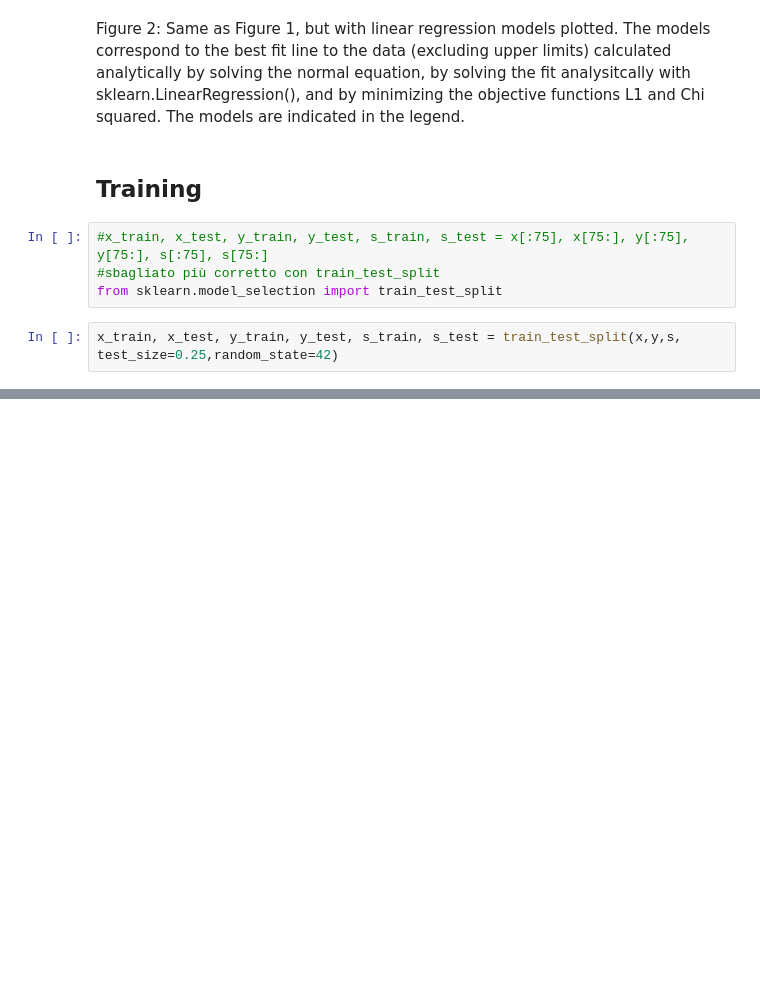
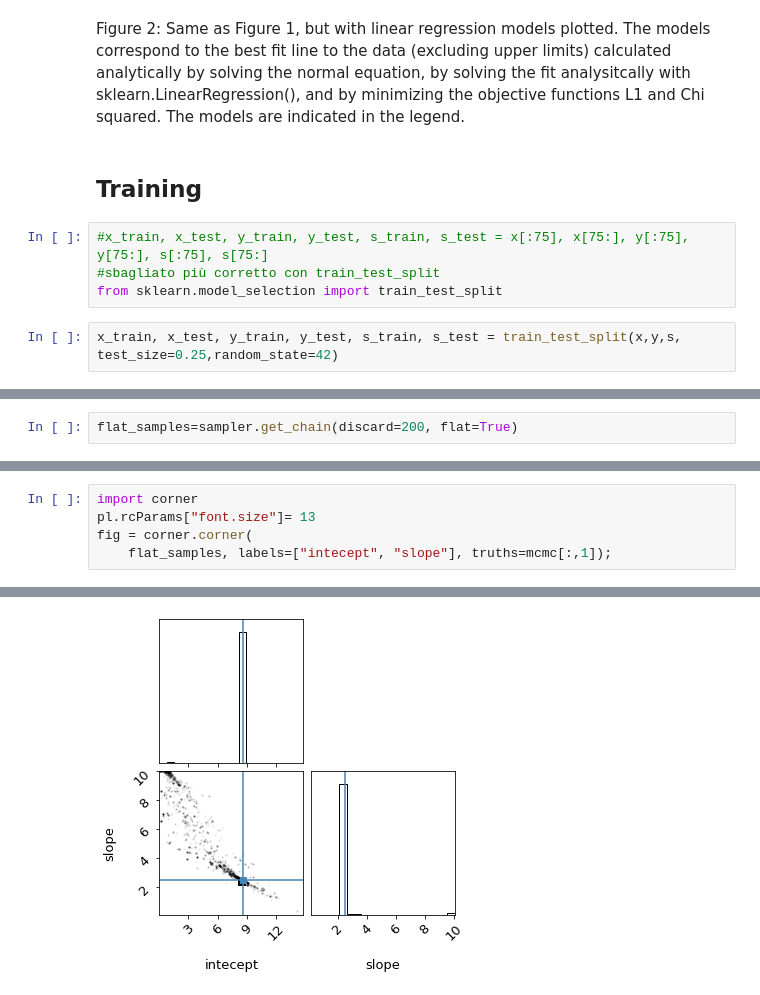
Before and after one commit to laurabersani/MLPNS_LBersani, a Jupyter notebook: Copia_di_FittingLineToGRBAfterglows_instructions.ipynb, the cells around one changed output, grey strips where cells are left out. Drawn from its saved outputs; the diff is of its cells as text; blank space fills up the shorter version.

```diff
--- a/Copia_di_FittingLineToGRBAfterglows_instructions.ipynb
+++ b/Copia_di_FittingLineToGRBAfterglows_instructions.ipynb
@@ -356,0 +464,2 @@ chi2Solution
+# %%
+flat_samples=sampler.get_chain(discard=200, flat=True)
@@ -356,0 +474,6 @@ chi2Solution
+# %%
+import corner
+pl.rcParams["font.size"]= 13
+fig = corner.corner(
+    flat_samples, labels=["intecept", "slope"], truths=mcmc[:,1]);
+# %% [output]
@@ -356,0 +481 @@ chi2Solution
+[figure, added]
```
Also changed, not shown: parts of 18 cells of this notebook.
